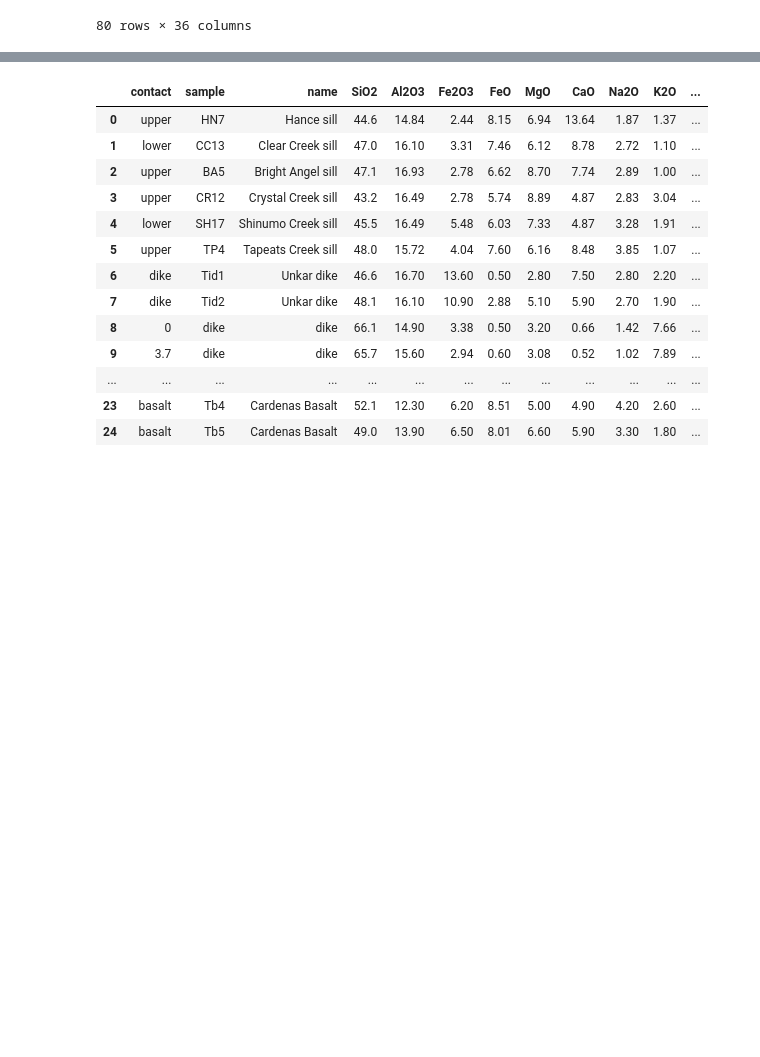
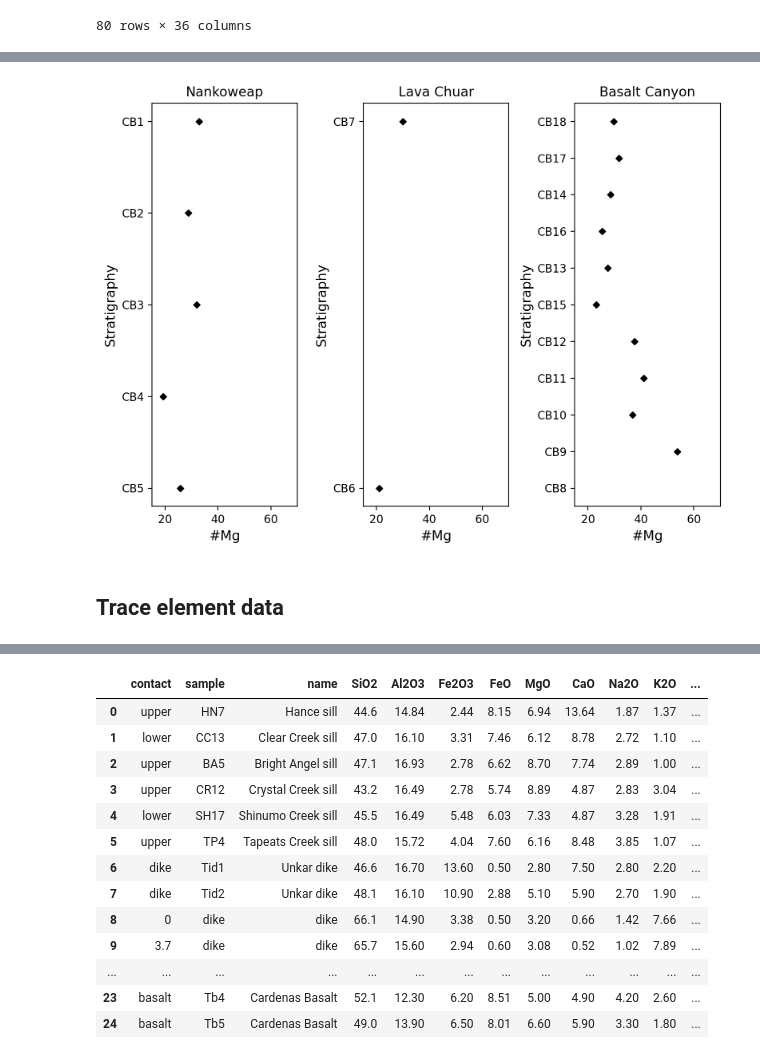
Before and after one commit to Swanson-Hysell-Group/2024_SWLLIP, a Jupyter notebook: code/Grand_Canyon_geochem.ipynb, the cells around one changed output, grey strips where cells are left out. Cells and saved outputs as stored; diff of their text form; code cells hidden in the pictures; blank space fills up the shorter version.

```diff
--- a/code/Grand_Canyon_geochem.ipynb
+++ b/code/Grand_Canyon_geochem.ipynb
@@ -60,3 +129,47 @@ CB_new_XRF_norm_major = new_XRF_norm_major[new_XRF_norm_major.index.str.contains
+# %%
+fig = plt.figure(figsize=(8, 6))
+ax1 = fig.add_subplot(131)
+for flow in Nankoweap_strat:
+    # print(flow)
+    this_flow_XRF_norm_major = Nankoweap_XRF_norm_major[Nankoweap_XRF_norm_major.index.str.contains(flow)]
+    # print(this_flow_XRF_norm_major)
+    ax1.scatter(this_flow_XRF_norm_major['MgO']/(this_flow_XRF_norm_major['MgO']+this_flow_XRF_norm_major['FeO'])*100, flow, c='k')
+
+    ax1.set_xlabel('#Mg')
+    ax1.set_ylabel('Stratigraphy')
+    ax1.set_title('Nankoweap')
+    ax1.set_xlim(15, 70)
+
+ax2 = fig.add_subplot(132)
+for flow in Lava_Chuar_strat:
+    # print(flow)
+    this_flow_XRF_norm_major = Lava_Chuar_XRF_norm_major[Lava_Chuar_XRF_norm_major.index.str.contains(flow)]
+    # print(this_flow_XRF_norm_major)
+    ax2.scatter(this_flow_XRF_norm_major['MgO']/(this_flow_XRF_norm_major['MgO']+this_flow_XRF_norm_major['FeO'])*100, flow, c='k')
+
+    ax2.set_xlabel('#Mg')
+    ax2.set_ylabel('Stratigraphy')
+    ax2.set_title('Lava Chuar')
+    ax2.set_xlim(15, 70)
+
+ax3 = fig.add_subplot(133)
+for flow in Basalt_Canyon_strat:
+    # print(flow)
+    this_flow_XRF_norm_major = Basalt_Canyon_XRF_norm_major[Basalt_Canyon_XRF_norm_major.index.str.contains(flow)]
+    # print(this_flow_XRF_norm_major)
+    ax3.scatter(this_flow_XRF_norm_major['MgO']/(this_flow_XRF_norm_major['MgO']+this_flow_XRF_norm_major['FeO'])*100, flow, c='k')
+
+    ax3.set_xlabel('#Mg')
+    ax3.set_ylabel('Stratigraphy')
+    ax3.set_title('Basalt Canyon')
+    ax3.set_xlim(15, 70)
+
+plt.tight_layout()
+plt.show()
+# %% [output]
+[figure, added]
+# %% [markdown]
+## Trace element data
 # %%
 new_trace_data = pd.read_excel('../data/geochem/NS-311-ICP-MS.xlsx', engine = 'openpyxl', sheet_name='Sheet1')
 new_trace_data = new_trace_data.iloc[:23]
```
Also changed, not shown: parts of 8 cells of this notebook, 24 other files.
